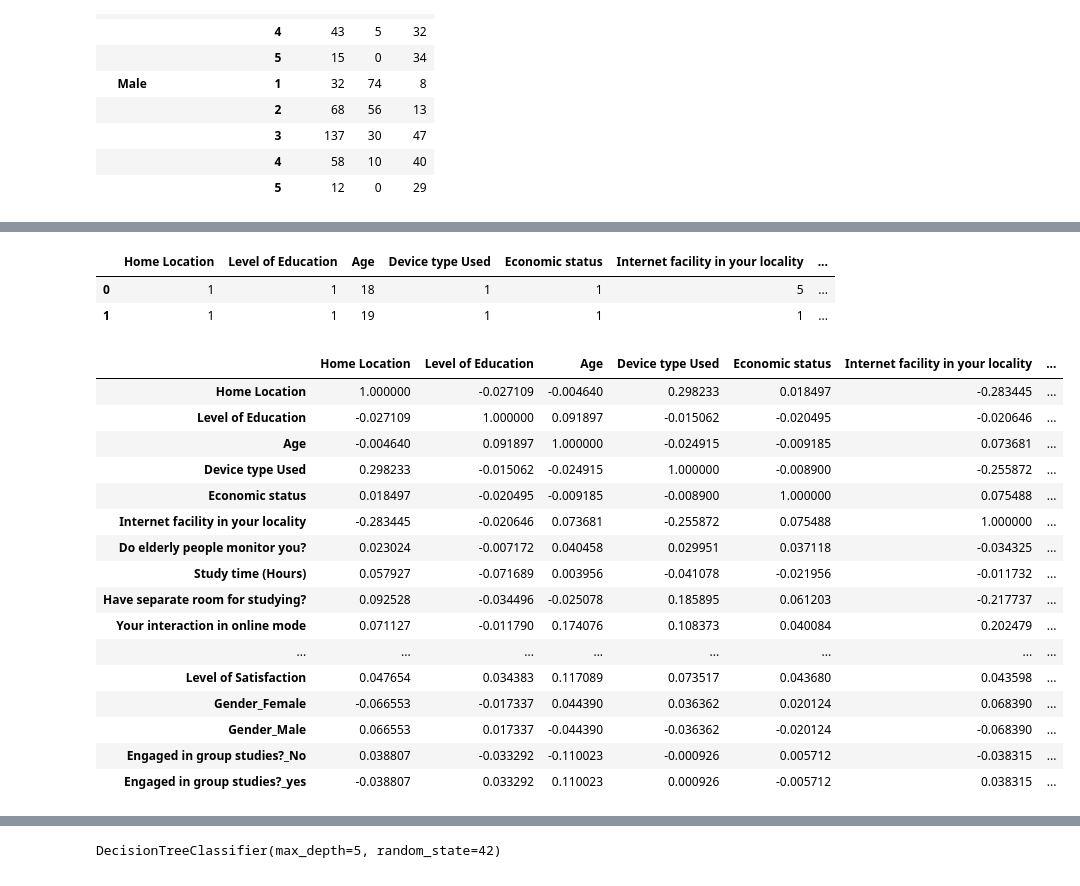
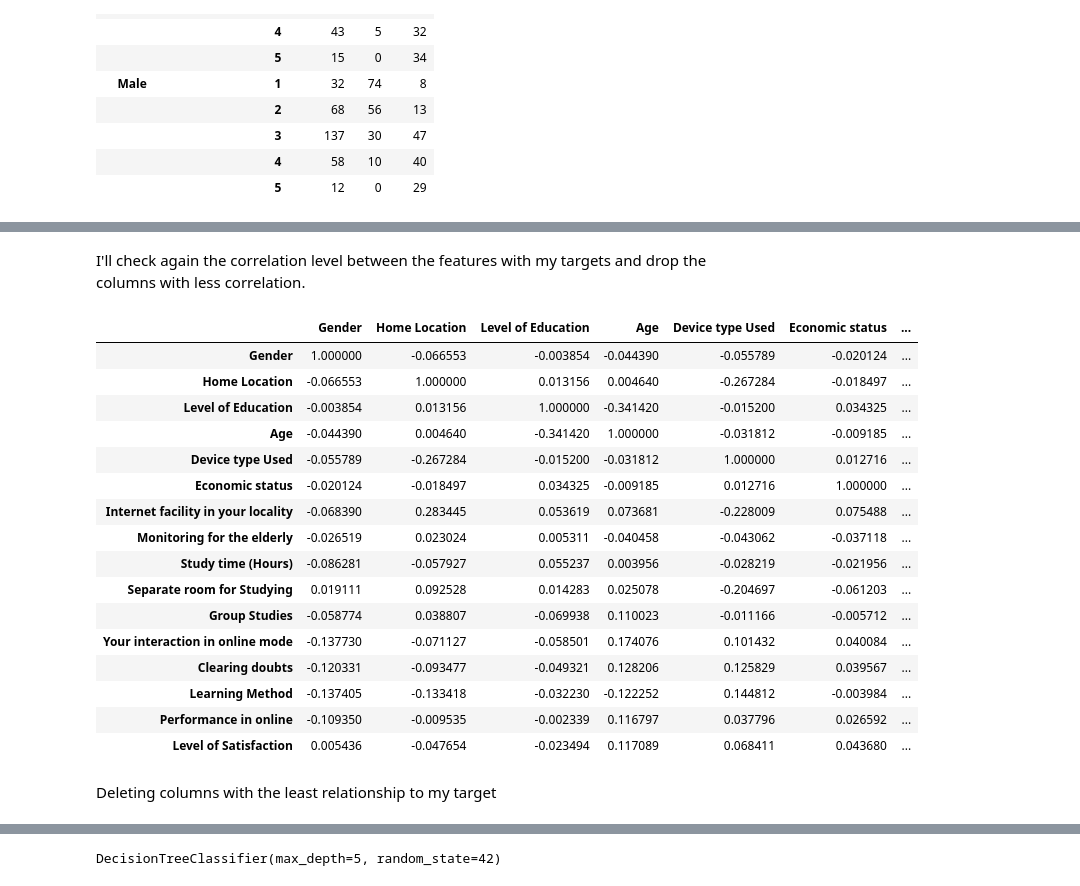
Before and after one commit to FroelichGiovana/CA1---Machine-Learning---Giovana-Froelich, a Jupyter notebook: CA1 - Giovana Froelich.ipynb, the cells around one changed output, grey strips where cells are left out. Saved outputs shown, nothing was run; the diff lists cells and outputs as text; code cells hidden in the pictures.

```diff
--- a/CA1 - Giovana Froelich.ipynb
+++ b/CA1 - Giovana Froelich.ipynb
@@ -148,7 +148,7 @@ df3.shape
 # %% [markdown]
 I'll rename some columns
 # %%
-df3.rename(columns={'Age(Years)': 'Age','Device type used to attend classes':'Device type Used','Clearing doubts with faculties in online mode':'Clearing doubts','Your level of satisfaction in Online Education':'Level of Satisfaction'}, inplace=True)
+df3.rename(columns={'Age(Years)': 'Age','Device type used to attend classes':'Device type Used','Clearing doubts with faculties in online mode':'Clearing doubts','Your level of satisfaction in Online Education':'Level of Satisfaction','Do elderly people monitor you?':'Monitoring for the elderly','Have separate room for studying?':'Separate room for Studying','Engaged in group studies?':'Group Studies','Interested in?':'Learning Method'}, inplace=True)
 # %%
 df3.head()
 # %% [output]
@@ -273 +281,3 @@ Now that I know my dataset, I will split two different datasets, one with the ta
+# %%
+df_1=df3
 # %% [markdown]
@@ -314,0 +285,25 @@ df4.head()
+# %%
+from sklearn.preprocessing import LabelEncoder
+enc = LabelEncoder()
+
+Gender = enc.fit_transform(df_1['Gender'])
+HomeLocation = enc.fit_transform(df_1['Home Location'])
+LevelofEducation= enc.fit_transform(df_1['Level of Education'])
+DevicetypeUsed = enc.fit_transform(df_1['Device type Used'])
+Economicstatus = enc.fit_transform(df_1['Economic status'])
+Monitoringfortheelderly = enc.fit_transform(df_1['Monitoring for the elderly'])
+SeparateroomforStudying = enc.fit_transform(df_1['Separate room for Studying'])
+GroupStudies=enc.fit_transform(df_1['Group Studies'])
+LearningMethod=enc.fit_transform(df_1['Learning Method'])
+LevelofSatisfaction=enc.fit_transform(df_1['Level of Satisfaction'])
+
+df_1['Home Location'] = HomeLocation
+df_1['Level of Education'] = LevelofEducation
+df_1['Device type Used'] = DevicetypeUsed
+df_1['Economic status'] = Economicstatus
+df_1['Monitoring for the elderly'] = Monitoringfortheelderly
+df_1['Separate room for Studying'] = SeparateroomforStudying
+df_1['Group Studies'] = GroupStudies
+df_1['Learning Method']= LearningMethod
+df_1['Level of Satisfaction']= LevelofSatisfaction
+df_1['Gender'] = Gender
@@ -317,29 +321,29 @@ df4= pd.get_dummies(df4)
 # %%
-df4.head(2)
+#df4.head(2)
-# %% [output]
-|  | Home Location | Level of Education | Age | Device type Used | Economic status | Internet facility in your locality | ... |
-| 0 | 1 | 1 | 18 | 1 | 1 | 5 | ... |
-| 1 | 1 | 1 | 19 | 1 | 1 | 1 | ... |
 # %%
 df4.info()
+# %% [markdown]
+I'll check again the correlation level between the features with my targets and drop the columns with less correlation.
 # %%
-df4.corr().style.background_gradient(cmap="Blues")
+df_1.corr().style.background_gradient(cmap="Blues")
 # %% [output]
-|  | Home Location | Level of Education | Age | Device type Used | Economic status | Internet facility in your locality | ... |
-| Home Location | 1.000000 | -0.027109 | -0.004640 | 0.298233 | 0.018497 | -0.283445 | ... |
-| Level of Education | -0.027109 | 1.000000 | 0.091897 | -0.015062 | -0.020495 | -0.020646 | ... |
-| Age | -0.004640 | 0.091897 | 1.000000 | -0.024915 | -0.009185 | 0.073681 | ... |
-| Device type Used | 0.298233 | -0.015062 | -0.024915 | 1.000000 | -0.008900 | -0.255872 | ... |
-| Economic status | 0.018497 | -0.020495 | -0.009185 | -0.008900 | 1.000000 | 0.075488 | ... |
-| Internet facility in your locality | -0.283445 | -0.020646 | 0.073681 | -0.255872 | 0.075488 | 1.000000 | ... |
-| Do elderly people monitor you? | 0.023024 | -0.007172 | 0.040458 | 0.029951 | 0.037118 | -0.034325 | ... |
-| Study time (Hours) | 0.057927 | -0.071689 | 0.003956 | -0.041078 | -0.021956 | -0.011732 | ... |
-| Have separate room for studying? | 0.092528 | -0.034496 | -0.025078 | 0.185895 | 0.061203 | -0.217737 | ... |
-| Your interaction in online mode | 0.071127 | -0.011790 | 0.174076 | 0.108373 | 0.040084 | 0.202479 | ... |
-| ... | ... | ... | ... | ... | ... | ... | ... |
-| Level of Satisfaction | 0.047654 | 0.034383 | 0.117089 | 0.073517 | 0.043680 | 0.043598 | ... |
-| Gender_Female | -0.066553 | -0.017337 | 0.044390 | 0.036362 | 0.020124 | 0.068390 | ... |
-| Gender_Male | 0.066553 | 0.017337 | -0.044390 | -0.036362 | -0.020124 | -0.068390 | ... |
-| Engaged in group studies?_No | 0.038807 | -0.033292 | -0.110023 | -0.000926 | 0.005712 | -0.038315 | ... |
-| Engaged in group studies?_yes | -0.038807 | 0.033292 | 0.110023 | 0.000926 | -0.005712 | 0.038315 | ... |
+|  | Gender | Home Location | Level of Education | Age | Device type Used | Economic status | ... |
+| Gender | 1.000000 | -0.066553 | -0.003854 | -0.044390 | -0.055789 | -0.020124 | ... |
+| Home Location | -0.066553 | 1.000000 | 0.013156 | 0.004640 | -0.267284 | -0.018497 | ... |
+| Level of Education | -0.003854 | 0.013156 | 1.000000 | -0.341420 | -0.015200 | 0.034325 | ... |
+| Age | -0.044390 | 0.004640 | -0.341420 | 1.000000 | -0.031812 | -0.009185 | ... |
+| Device type Used | -0.055789 | -0.267284 | -0.015200 | -0.031812 | 1.000000 | 0.012716 | ... |
+| Economic status | -0.020124 | -0.018497 | 0.034325 | -0.009185 | 0.012716 | 1.000000 | ... |
+| Internet facility in your locality | -0.068390 | 0.283445 | 0.053619 | 0.073681 | -0.228009 | 0.075488 | ... |
+| Monitoring for the elderly | -0.026519 | 0.023024 | 0.005311 | -0.040458 | -0.043062 | -0.037118 | ... |
+| Study time (Hours) | -0.086281 | -0.057927 | 0.055237 | 0.003956 | -0.028219 | -0.021956 | ... |
+| Separate room for Studying | 0.019111 | 0.092528 | 0.014283 | 0.025078 | -0.204697 | -0.061203 | ... |
+| Group Studies | -0.058774 | 0.038807 | -0.069938 | 0.110023 | -0.011166 | -0.005712 | ... |
+| Your interaction in online mode | -0.137730 | -0.071127 | -0.058501 | 0.174076 | 0.101432 | 0.040084 | ... |
+| Clearing doubts | -0.120331 | -0.093477 | -0.049321 | 0.128206 | 0.125829 | 0.039567 | ... |
+| Learning Method | -0.137405 | -0.133418 | -0.032230 | -0.122252 | 0.144812 | -0.003984 | ... |
+| Performance in online | -0.109350 | -0.009535 | -0.002339 | 0.116797 | 0.037796 | 0.026592 | ... |
+| Level of Satisfaction | 0.005436 | -0.047654 | -0.023494 | 0.117089 | 0.068411 | 0.043680 | ... |
+# %% [markdown]
+Deleting columns with the least relationship to my target
 # %%
```
Also changed, not shown: parts of 30 cells of this notebook.
